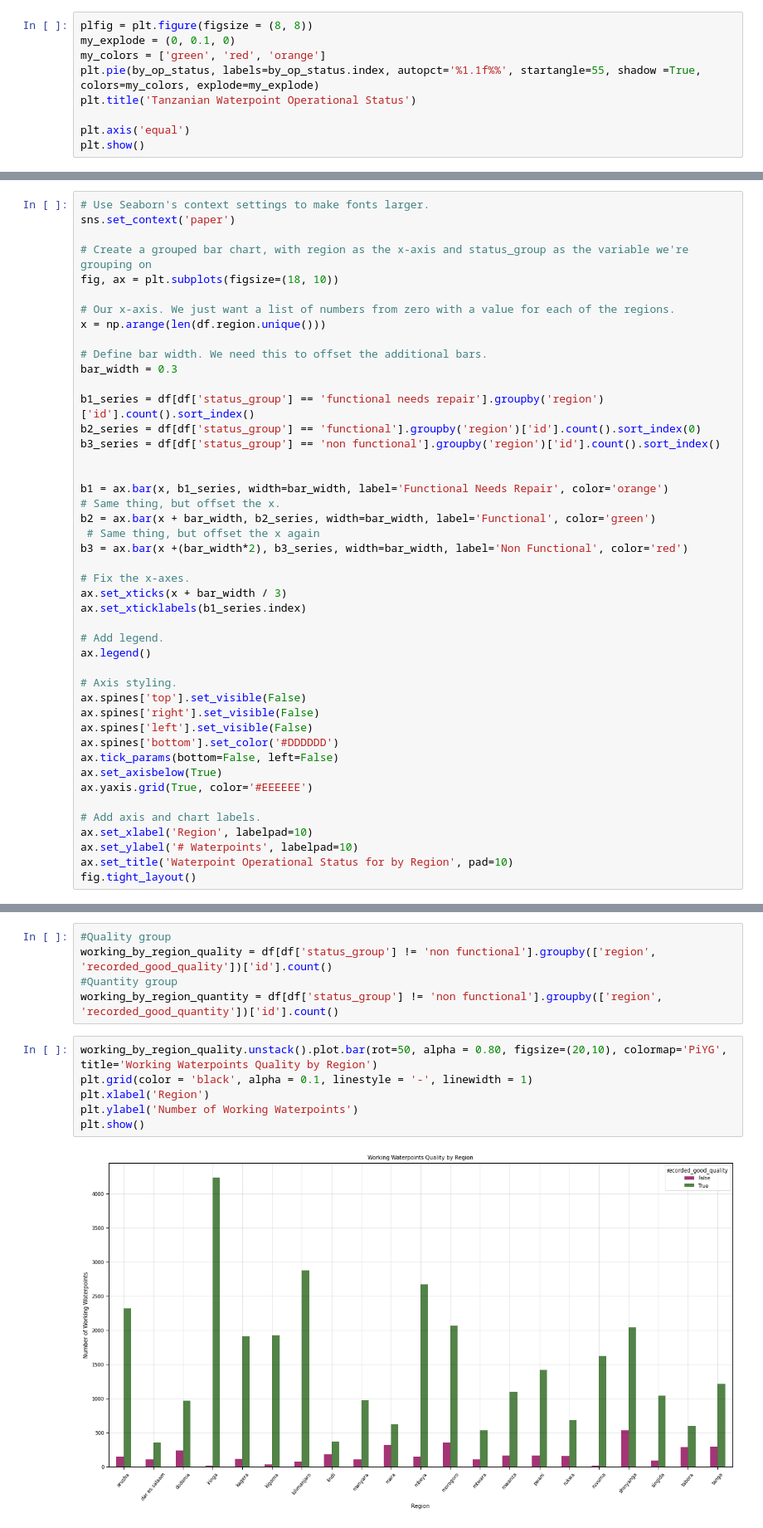
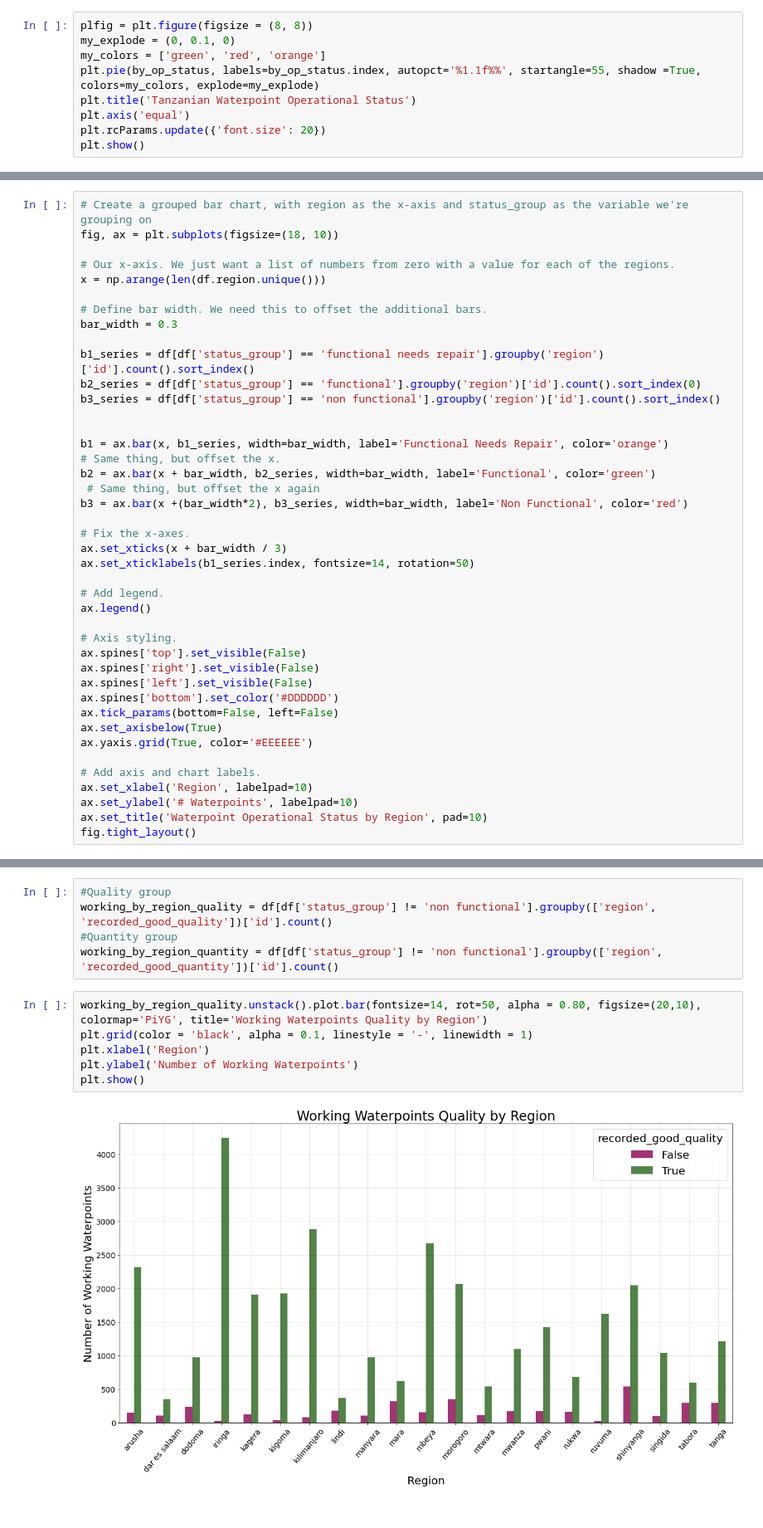
Before and after one commit to kulomady/dsc-phase-3-project, a Jupyter notebook: notebooks/eda.ipynb, the cells around one changed output, grey strips where cells are left out. Shown at 83% size. Saved outputs shown, nothing was run; the diff lists cells and outputs as text.

```diff
--- a/notebooks/eda.ipynb
+++ b/notebooks/eda.ipynb
@@ -90,7 +90,7 @@ my_explode = (0, 0.1, 0)
 my_colors = ['green', 'red', 'orange']
 plt.pie(by_op_status, labels=by_op_status.index, autopct='%1.1f%%', startangle=55, shadow =True, colors=my_colors, explode=my_explode)
 plt.title('Tanzanian Waterpoint Operational Status')
-
 plt.axis('equal')
+plt.rcParams.update({'font.size': 20})
 plt.show()
 # %% [output]
@@ -98,9 +98,6 @@ plt.show()
 # %% [markdown]
 ### 1b: What is the breakdown of waterpoint operational status by Region?
 # %%
-# Use Seaborn's context settings to make fonts larger.
-sns.set_context('paper')
-
 # Create a grouped bar chart, with region as the x-axis and status_group as the variable we're grouping on
 fig, ax = plt.subplots(figsize=(18, 10))
 
@@ -123,7 +120,7 @@ b3 = ax.bar(x +(bar_width*2), b3_series, width=bar_width, label='Non Functional'
 
 # Fix the x-axes.
 ax.set_xticks(x + bar_width / 3)
-ax.set_xticklabels(b1_series.index)
+ax.set_xticklabels(b1_series.index, fontsize=14, rotation=50)
 
 # Add legend.
 ax.legend()
@@ -140,6 +137,6 @@ ax.yaxis.grid(True, color='#EEEEEE')
 # Add axis and chart labels.
 ax.set_xlabel('Region', labelpad=10)
 ax.set_ylabel('# Waterpoints', labelpad=10)
-ax.set_title('Waterpoint Operational Status for by Region', pad=10)
+ax.set_title('Waterpoint Operational Status by Region', pad=10)
 fig.tight_layout()
 # %% [output]
@@ -154,11 +162,11 @@ working_by_region_quality = df[df['status_group'] != 'non functional'].groupby([
 #Quantity group
 working_by_region_quantity = df[df['status_group'] != 'non functional'].groupby(['region', 'recorded_good_quantity'])['id'].count()
 # %%
-working_by_region_quality.unstack().plot.bar(rot=50, alpha = 0.80, figsize=(20,10), colormap='PiYG', title='Working Waterpoints Quality by Region')
+working_by_region_quality.unstack().plot.bar(fontsize=14, rot=50, alpha = 0.80, figsize=(20,10), colormap='PiYG', title='Working Waterpoints Quality by Region')
 plt.grid(color = 'black', alpha = 0.1, linestyle = '-', linewidth = 1)
 plt.xlabel('Region')
 plt.ylabel('Number of Working Waterpoints')
 plt.show()
 # %% [output]
-[figure, old version]
+[figure, new version]
 # %%
```
Also changed, not shown: parts of 12 cells of this notebook, 4 other files.
